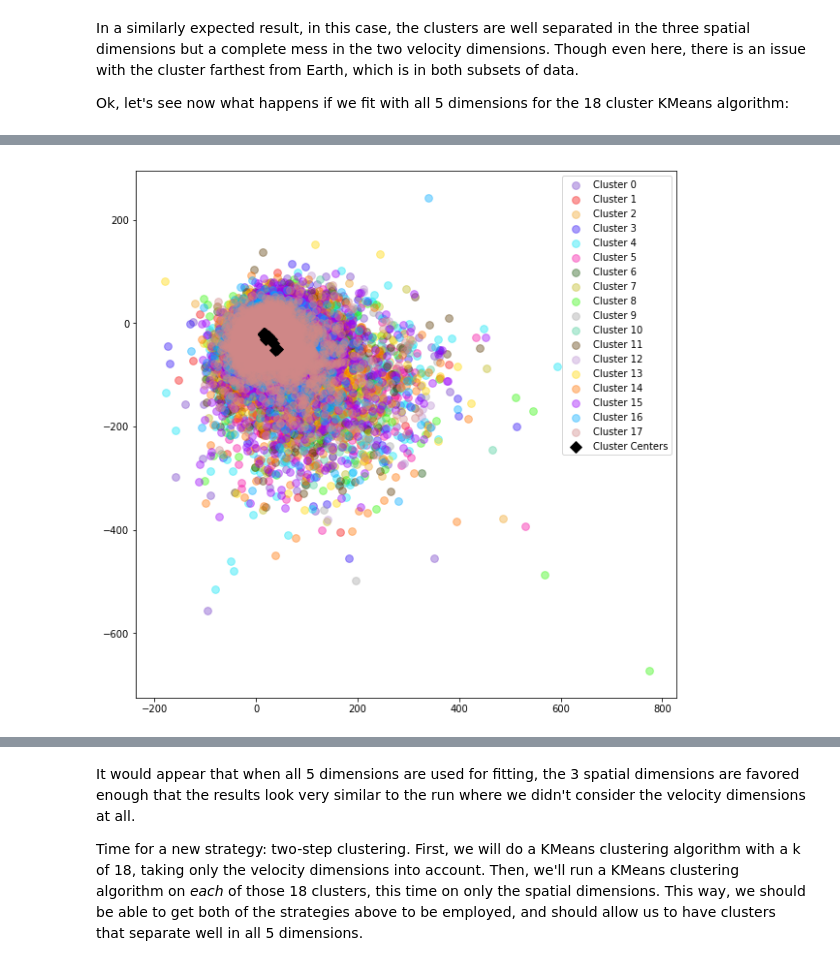
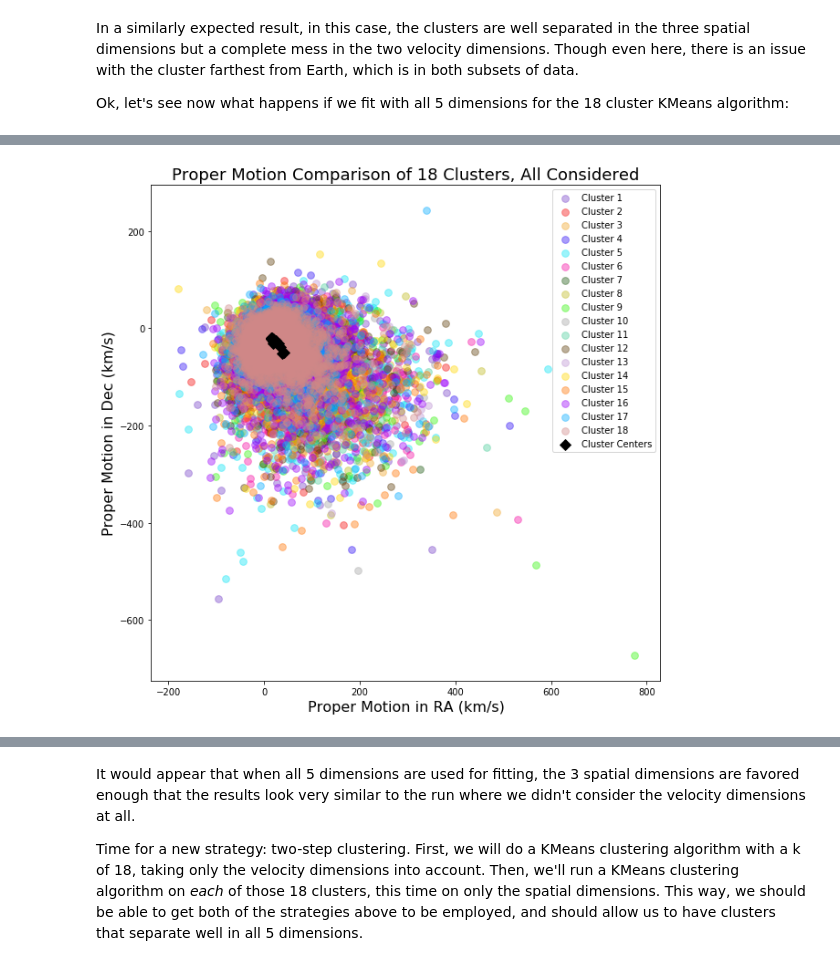
Before and after one commit to danfeldman90/Springboard-projects, a Jupyter notebook: Capstone_Project2/KMeans_Analysis.ipynb, the cells around one changed output, grey strips where cells are left out. Cells and saved outputs as stored; diff of their text form; code cells hidden in the pictures.

Commit message:
Updated Plots in KMeans notebook.

```diff
--- a/Capstone_Project2/KMeans_Analysis.ipynb
+++ b/Capstone_Project2/KMeans_Analysis.ipynb
@@ -343,8 +370,13 @@ fig = plt.figure(figsize=(10,10))
 ax = fig.add_subplot(111)
 for i in range(18):
     cluster = X18.loc[X18.labels==i]
-    ax.scatter(cluster['pmra'], cluster['pmdec'], c=colors[colkeys[i]], s=60, alpha=0.4)
-ax.scatter(centers18[:,0], centers18[:,1], c='black', s=70, alpha=1.0, marker='D', zorder=1)
+    ax.scatter(cluster['pmra'], cluster['pmdec'], c=colors[colkeys[i]], s=60,
+               alpha=0.4, label='cluster {}'.format(i+1))
+ax.scatter(centers18[:,0], centers18[:,1], c='black', s=70, alpha=1.0, marker='D', zorder=1, label='cluster centers')
+ax.set_xlabel('Proper Motion in RA (km/s)', fontsize=16)
+ax.set_ylabel('Proper Motion in Dec (km/s)', fontsize=16)
+ax.set_title('Proper Motion Comparison of 18 Clusters, P.M. Only Considered', fontsize=18)
+plt.legend(loc='best')
 plt.show()
 # %% [output]
 A value is trying to be set on a copy of a slice from a DataFrame.
@@ -391,8 +427,11 @@ ax = fig.add_subplot(111)
 for i in range(18):
     cluster = X.loc[X.labels==i]
     ax.scatter(cluster['pmra'], cluster['pmdec'], c=colors[colkeys[i]], s=60, alpha=0.4,
-               label='Cluster {}'.format(i))
+               label='Cluster {}'.format(i+1))
 #ax.scatter(centers18_spatial[:,3], centers18_spatial[:,4], c='black', s=70, alpha=1.0, marker='D', zorder=1)
+ax.set_xlabel('Proper Motion in RA (km/s)', fontsize=16)
+ax.set_ylabel('Proper Motion in Dec (km/s)', fontsize=16)
+ax.set_title('Proper Motion Comparison of 18 Clusters, Spatial Only Considered', fontsize=18)
 plt.legend(loc='best')
 plt.show()
 # %% [output]
@@ -403,7 +442,11 @@ ax = fig.add_subplot(111, projection='3d')
 for i in range(18):
     cluster = df.loc[X.labels==i]
     ax.scatter(cluster['ra'], cluster['dec'], cluster['r_est'], c=colors[colkeys[i]], s=60, alpha=0.4,
-              label='Cluster {}'.format(i))
+              label='Cluster {}'.format(i+1))
+ax.set_xlabel('RA (degrees)', fontsize=16)
+ax.set_ylabel('Dec (degrees)', fontsize=16)
+ax.set_zlabel('Distance (parsecs)', fontsize=16)
+ax.set_title('Spatial Comparison of 18 Clusters, Spatial Only', fontsize=18)
 plt.legend(loc='best')
 plt.show()
 # %% [output]
@@ -424,19 +467,22 @@ Time elapsed: 22.03445210200016 seconds
 # %%
 X.loc[:, 'labels'] = labels_18_total
 centers18_total = kmeans18_total.cluster_centers_
 
 fig = plt.figure(figsize=(10,10))
 ax = fig.add_subplot(111)
 for i in range(18):
     cluster = X.loc[X.labels==i]
     ax.scatter(cluster['pmra'], cluster['pmdec'], c=colors[colkeys[i]], s=60,
-               alpha=0.4, label='Cluster {}'.format(i))
+               alpha=0.4, label='Cluster {}'.format(i+1))
 ax.scatter(centers18_total[:,3], centers18_total[:,4], c='black', s=70, alpha=1.0,
            marker='D', zorder=1, label='Cluster Centers')
+ax.set_xlabel('Proper Motion in RA (km/s)', fontsize=16)
+ax.set_ylabel('Proper Motion in Dec (km/s)', fontsize=16)
+ax.set_title('Proper Motion Comparison of 18 Clusters, All Considered', fontsize=18)
 plt.legend(loc='best')
 plt.show()
 # %% [output]
-[figure, old version]
+[figure, new version]
 # %%
 fig = plt.figure(figsize=(10,10))
 ax = fig.add_subplot(111, projection='3d')
```
Also changed, not shown: parts of 21 cells of this notebook.
